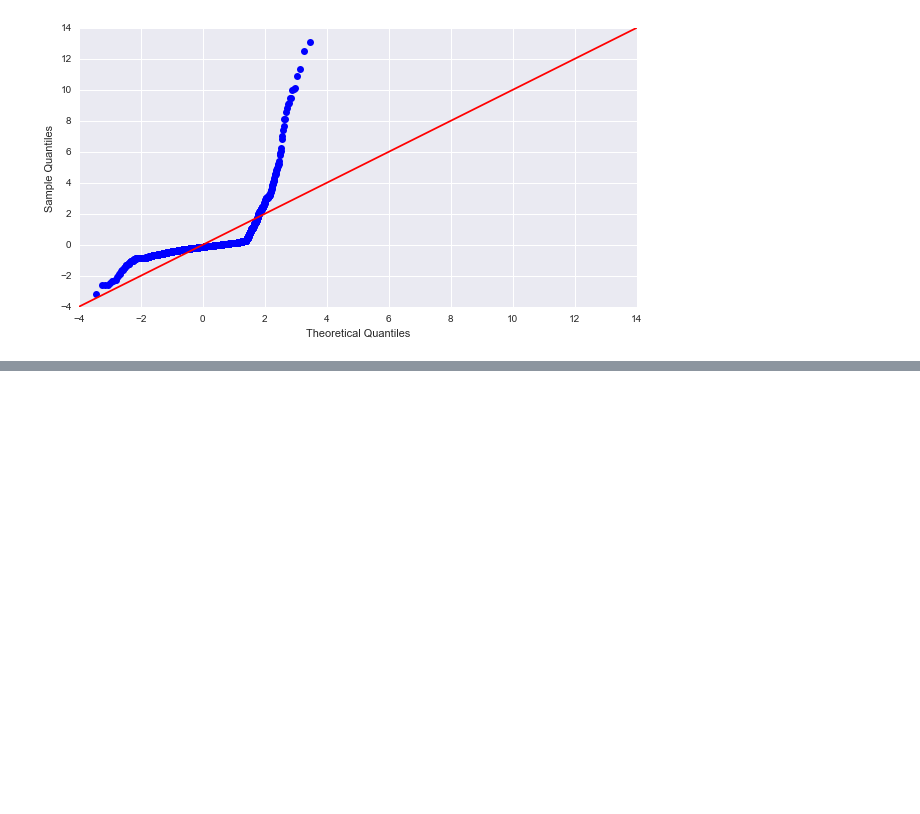
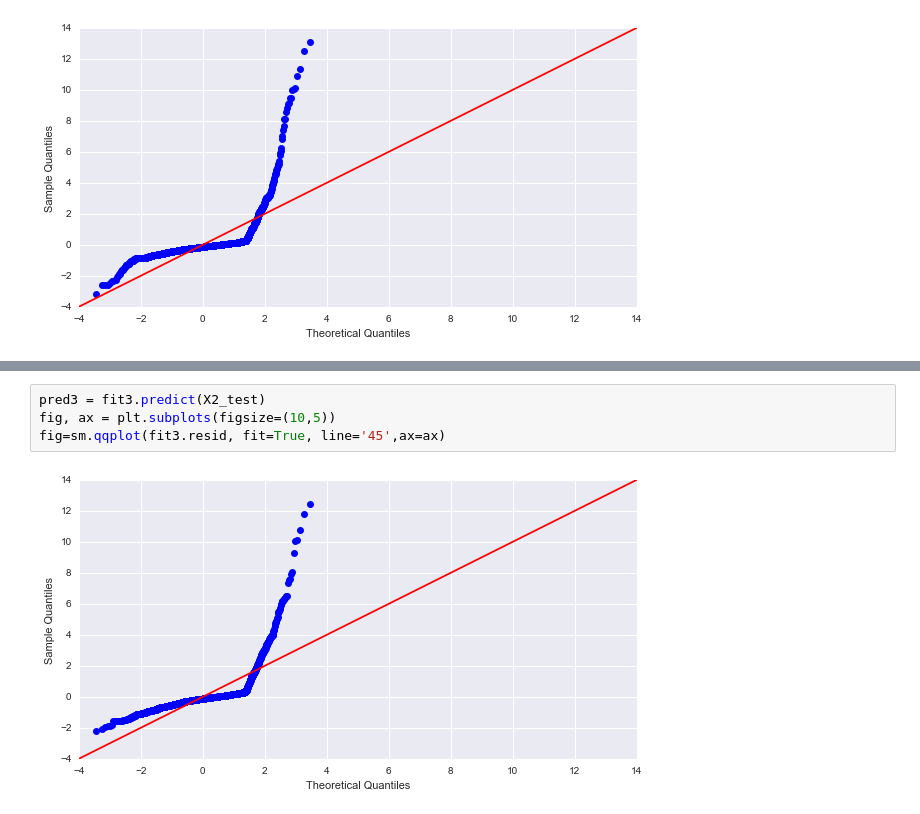
Before and after one commit to ashirwad08/predicting-cult-movies, a Jupyter notebook: workspace cult movies GENERATE TRAINING TEST.ipynb, the cells around one changed output, grey strips where cells are left out. Drawn from its saved outputs; the diff is of its cells as text; blank space fills up the shorter version.

```diff
--- a/workspace cult movies GENERATE TRAINING TEST.ipynb
+++ b/workspace cult movies GENERATE TRAINING TEST.ipynb
@@ -357,0 +418,6 @@ ax.legend(loc="best")
+# %%
+pred3 = fit3.predict(X2_test)
+fig, ax = plt.subplots(figsize=(10,5))
+fig=sm.qqplot(fit3.resid, fit=True, line='45',ax=ax)
+# %% [output]
+[figure, added]
```
Also changed, not shown: parts of 12 cells of this notebook, 9 other files.
